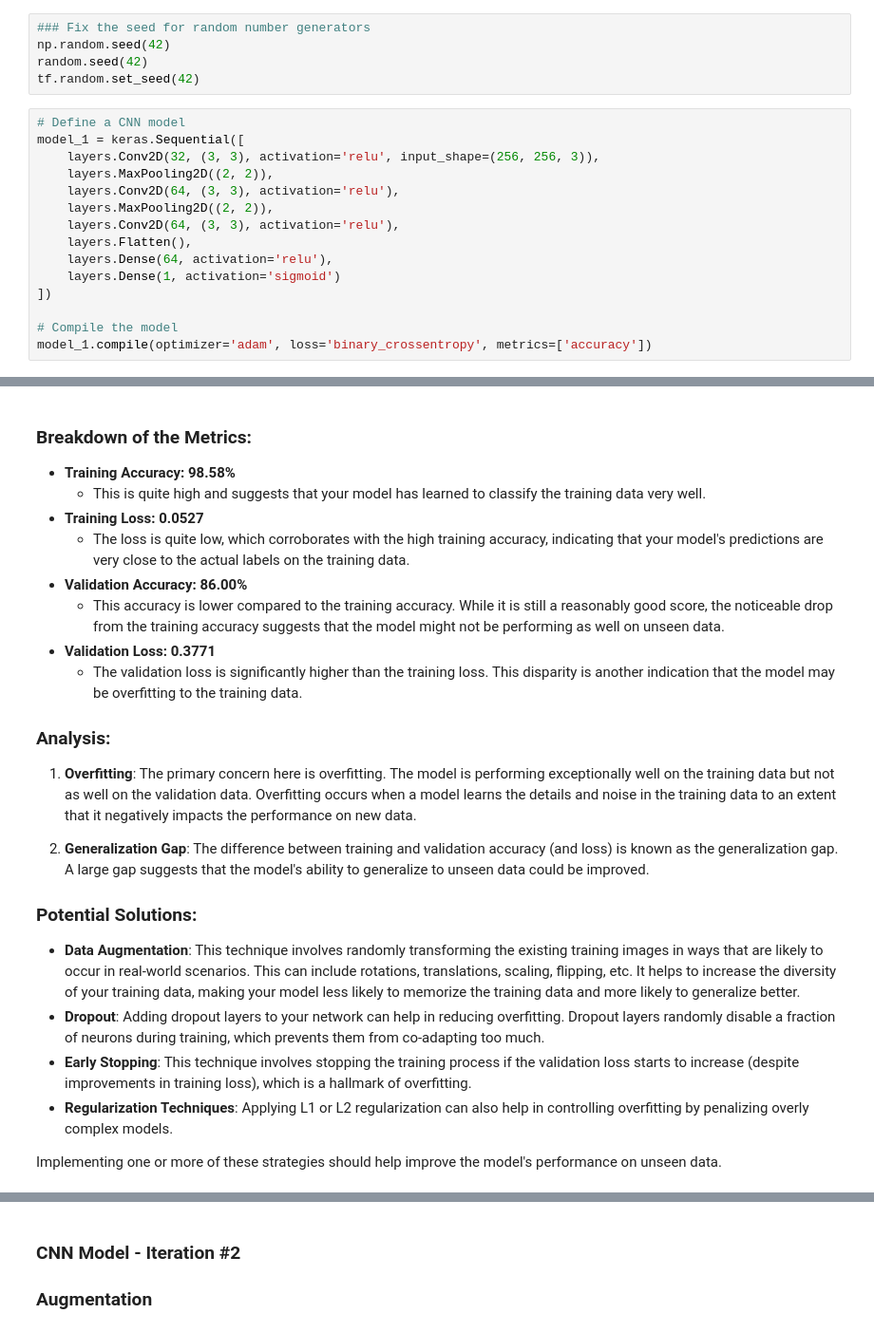
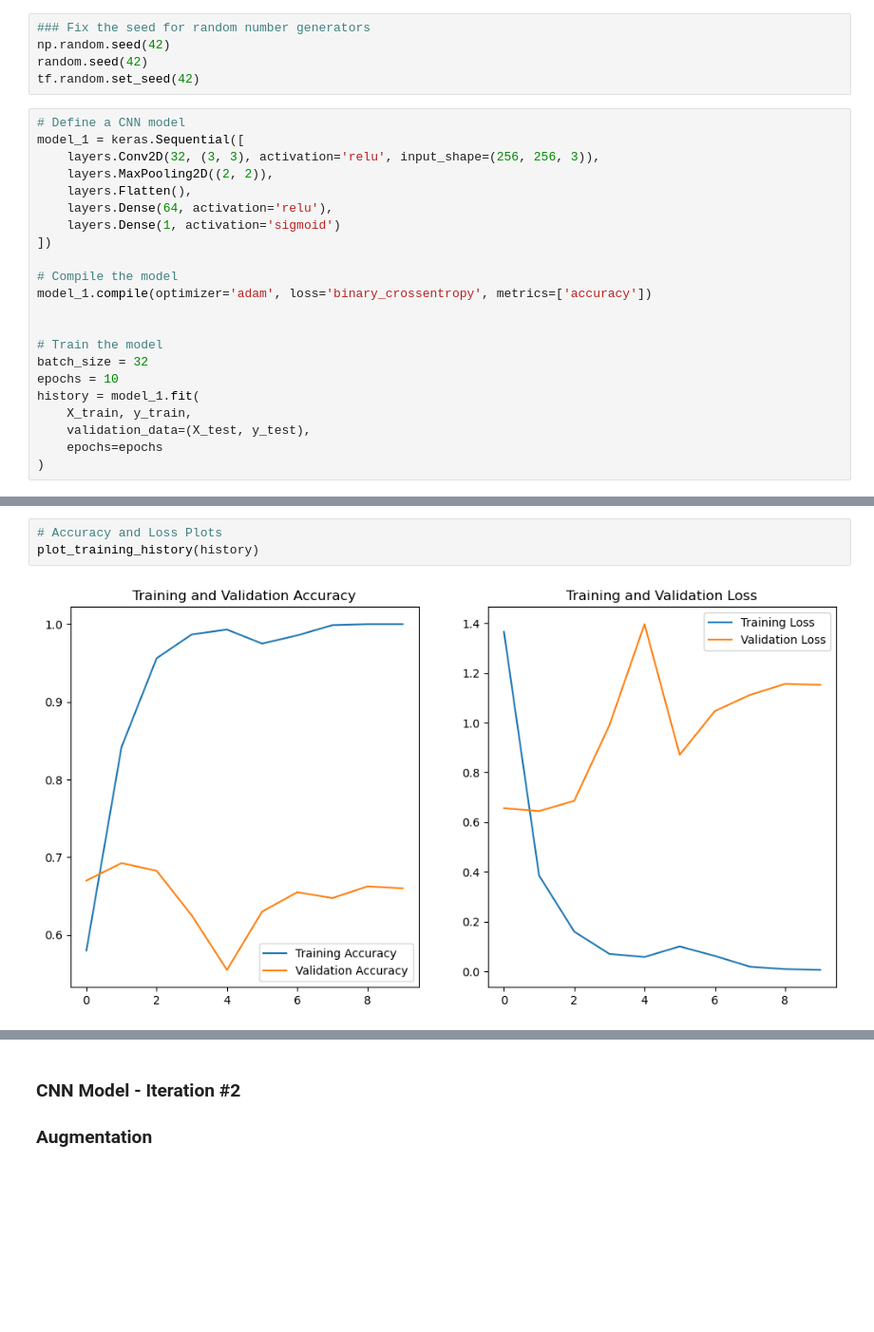
Before and after one commit to excellentwork/Fantastic_4_Project_3, a Jupyter notebook: Fantastic_4_Project_3.ipynb, the cells around one changed output, grey strips where cells are left out. Shown at 95% size. Saved outputs shown, nothing was run; the diff lists cells and outputs as text; blank space fills up the shorter version.

```diff
--- a/Fantastic_4_Project_3.ipynb
+++ b/Fantastic_4_Project_3.ipynb
@@ -152,9 +154,6 @@ tf.random.set_seed(42)
 model_1 = keras.Sequential([
     layers.Conv2D(32, (3, 3), activation='relu', input_shape=(256, 256, 3)),
     layers.MaxPooling2D((2, 2)),
-    layers.Conv2D(64, (3, 3), activation='relu'),
-    layers.MaxPooling2D((2, 2)),
-    layers.Conv2D(64, (3, 3), activation='relu'),
     layers.Flatten(),
     layers.Dense(64, activation='relu'),
     layers.Dense(1, activation='sigmoid')
@@ -162,3 +161,13 @@ model_1 = keras.Sequential([
 
 # Compile the model
 model_1.compile(optimizer='adam', loss='binary_crossentropy', metrics=['accuracy'])
+
+
+# Train the model
+batch_size = 32
+epochs = 10
+history = model_1.fit(
+    X_train, y_train,
+    validation_data=(X_test, y_test),
+    epochs=epochs
+)
@@ -225,23 +202,5 @@ plt.show()
-# %% [markdown]
-### Breakdown of the Metrics:
-- **Training Accuracy: 98.58%**
-  - This is quite high and suggests that your model has learned to classify the training data very well.
-- **Training Loss: 0.0527**
-  - The loss is quite low, which corroborates with the high training accuracy, indicating that your model's predictions are very close to the actual labels on the training data.
-- **Validation Accuracy: 86.00%**
-  - This accuracy is lower compared to the training accuracy. While it is still a reasonably good score, the noticeable drop from the training accuracy suggests that the model might not be performing as well on unseen data.
-- **Validation Loss: 0.3771**
-  - The validation loss is significantly higher than the training loss. This disparity is another indication that the model may be overfitting to the training data.
-
-### Analysis:
-1. **Overfitting**: The primary concern here is overfitting. The model is performing exceptionally well on the training data but not as well on the validation data. Overfitting occurs when a model learns the details and noise in the training data to an extent that it negatively impacts the performance on new data.
-
-2. **Generalization Gap**: The difference between training and validation accuracy (and loss) is known as the generalization gap. A large gap suggests that the model's ability to generalize to unseen data could be improved.
-
-### Potential Solutions:
-- **Data Augmentation**: This technique involves randomly transforming the existing training images in ways that are likely to occur in real-world scenarios. This can include rotations, translations, scaling, flipping, etc. It helps to increase the diversity of your training data, making your model less likely to memorize the training data and more likely to generalize better.
-- **Dropout**: Adding dropout layers to your network can help in reducing overfitting. Dropout layers randomly disable a fraction of neurons during training, which prevents them from co-adapting too much.
-- **Early Stopping**: This technique involves stopping the training process if the validation loss starts to increase (despite improvements in training loss), which is a hallmark of overfitting.
-- **Regularization Techniques**: Applying L1 or L2 regularization can also help in controlling overfitting by penalizing overly complex models.
-
-Implementing one or more of these strategies should help improve the model's performance on unseen data.
+# %%
+# Accuracy and Loss Plots
+plot_training_history(history)
+# %% [output]
+[figure, added]
```
Also changed, not shown: parts of 35 cells of this notebook, 1 other file.
